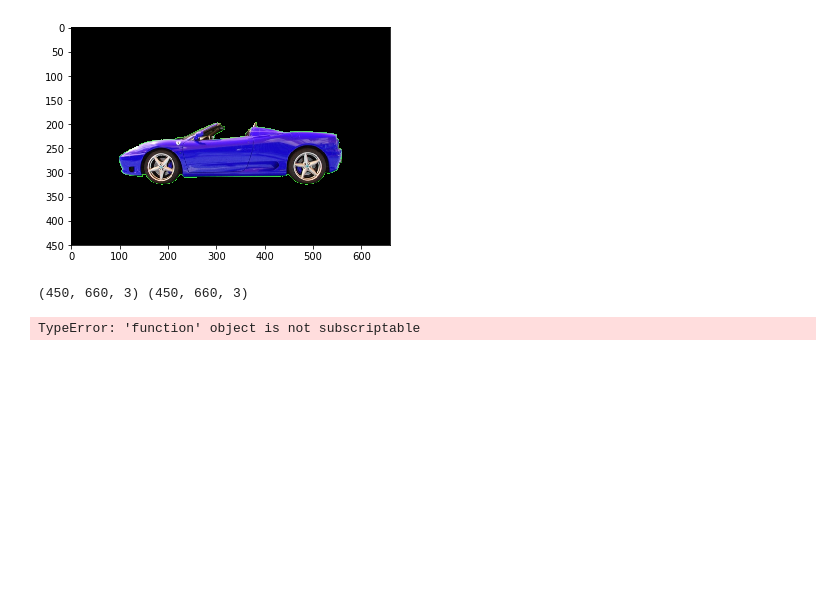
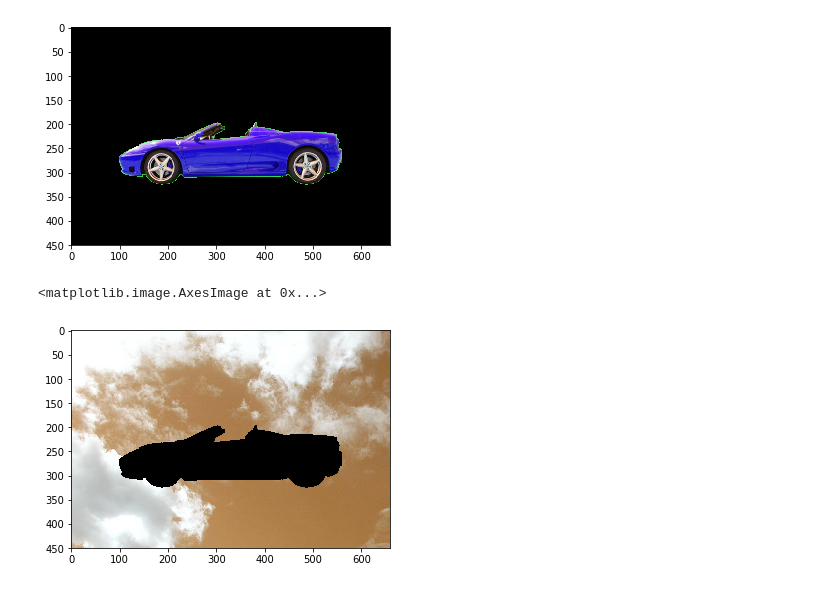
Before and after one commit to AhmdNassar/computer-vision-ND, a Jupyter notebook: Green screen.ipynb, the cells around one changed output. Saved outputs shown, nothing was run; the diff lists cells and outputs as text; code cells hidden in the pictures; blank space fills up the shorter version.

```diff
--- a/Green screen.ipynb
+++ b/Green screen.ipynb
@@ -41,9 +41,8 @@ plt.imshow(masked_img)
 # %%
 # then we resize background to equal front image
 backGround_croped  = backGround[0:img.shape[0],0:img.shape[1],:]
-print(backGround_croped.shape,img.shape)
 backGround_croped[mask == 0] = [0,0,0]
-plt.imshow[backGround_croped]
+plt.imshow(backGround_croped)
 # %% [output]
-(450, 660, 3) (450, 660, 3)
+<matplotlib.image.AxesImage at 0x...>
-TypeError: 'function' object is not subscriptable
+[figure, added]
```
Also changed, not shown: parts of 1 cell of this notebook.
